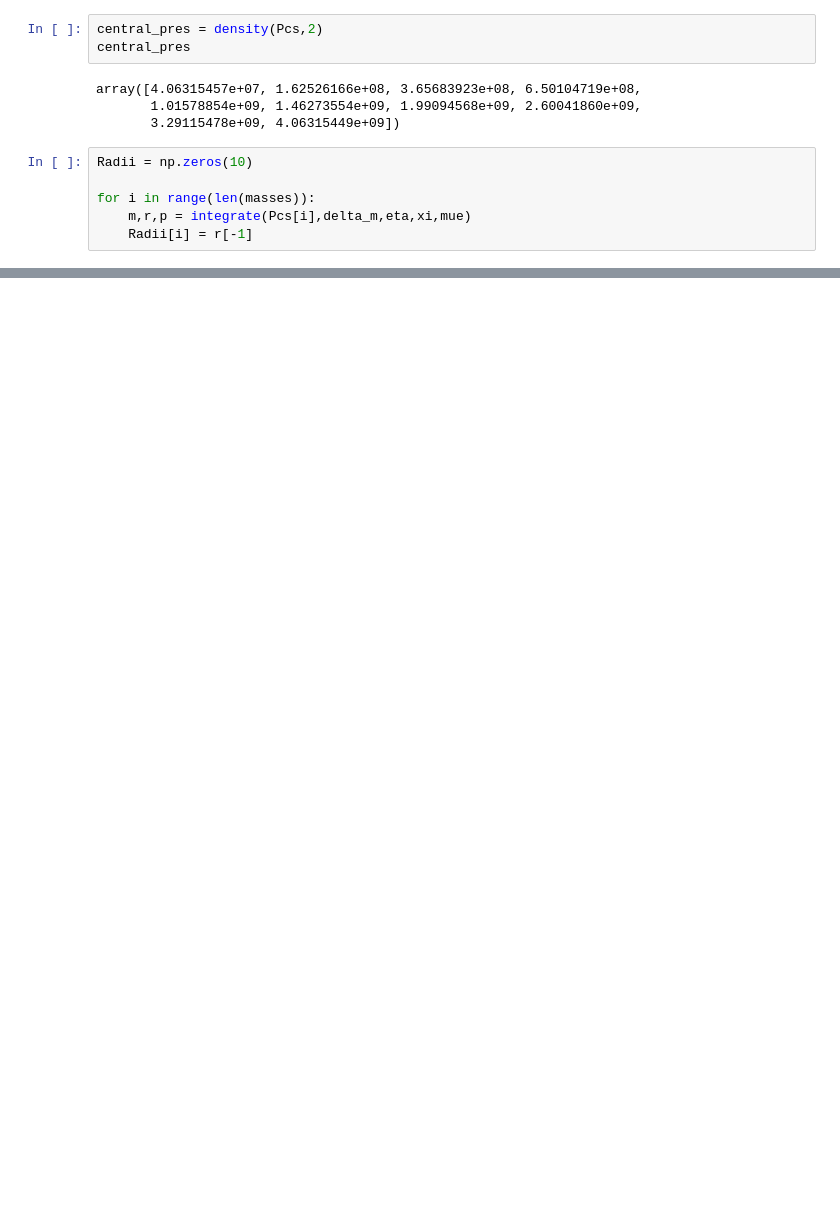
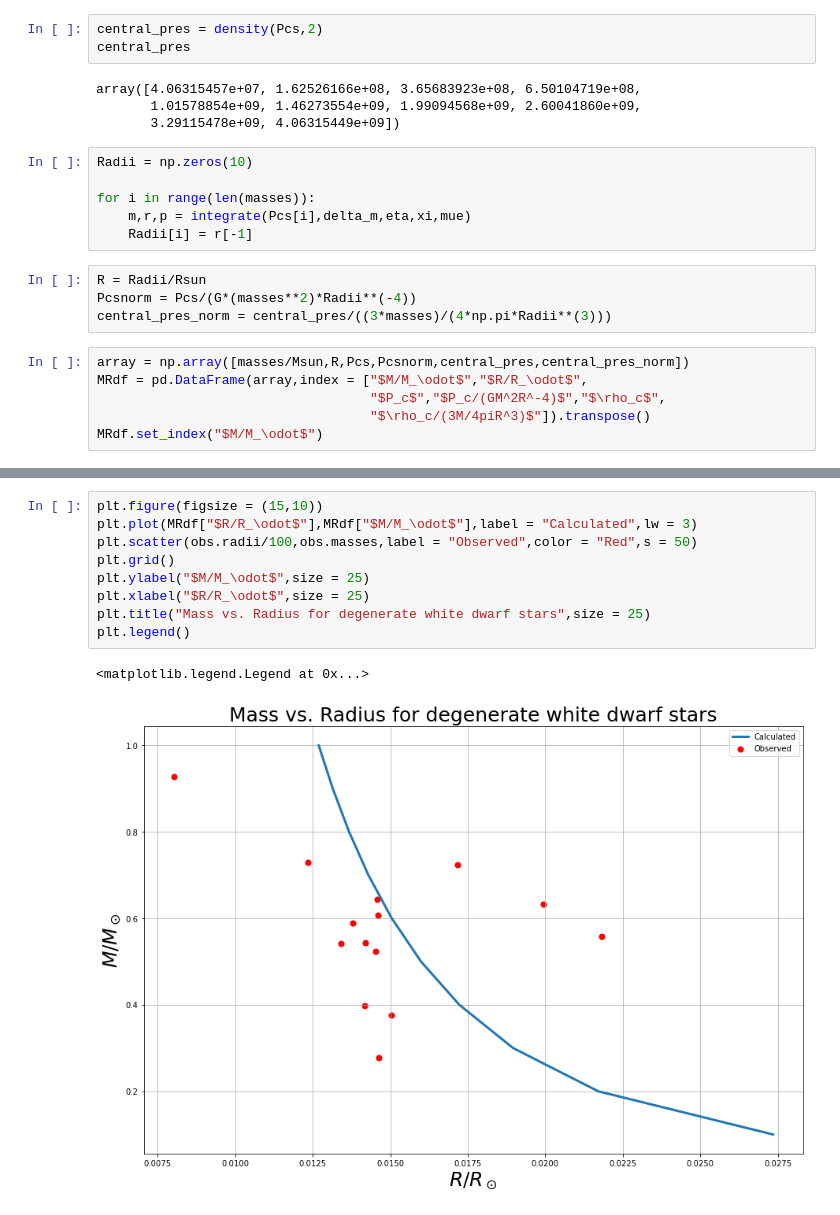
Before and after one commit to AriAtari/AST_group_10, a Jupyter notebook: Project2.ipynb, the cells around one changed output, grey strips where cells are left out. Saved outputs shown, nothing was run; the diff lists cells and outputs as text; blank space fills up the shorter version.

```diff
--- a/Project2.ipynb
+++ b/Project2.ipynb
@@ -70,3 +72,13 @@ Radii = np.zeros(10)
 for i in range(len(masses)):
     m,r,p = integrate(Pcs[i],delta_m,eta,xi,mue)
     Radii[i] = r[-1]
+# %%
+R = Radii/Rsun
+Pcsnorm = Pcs/(G*(masses**2)*Radii**(-4))
+central_pres_norm = central_pres/((3*masses)/(4*np.pi*Radii**(3)))
+# %%
+array = np.array([masses/Msun,R,Pcs,Pcsnorm,central_pres,central_pres_norm])
+MRdf = pd.DataFrame(array,index = ["$M/M_\odot$","$R/R_\odot$",
+                                   "$P_c$","$P_c/(GM^2R^-4)$","$\rho_c$",
+                                   "$\rho_c/(3M/4piR^3)$"]).transpose()
+MRdf.set_index("$M/M_\odot$")
@@ -72,0 +98,12 @@ for i in range(len(masses)):
+# %%
+plt.figure(figsize = (15,10))
+plt.plot(MRdf["$R/R_\odot$"],MRdf["$M/M_\odot$"],label = "Calculated",lw = 3)
+plt.scatter(obs.radii/100,obs.masses,label = "Observed",color = "Red",s = 50)
+plt.grid()
+plt.ylabel("$M/M_\odot$",size = 25)
+plt.xlabel("$R/R_\odot$",size = 25)
+plt.title("Mass vs. Radius for degenerate white dwarf stars",size = 25)
+plt.legend()
+# %% [output]
+<matplotlib.legend.Legend at 0x...>
+[figure, added]
```
Also changed, not shown: parts of 4 cells of this notebook.
